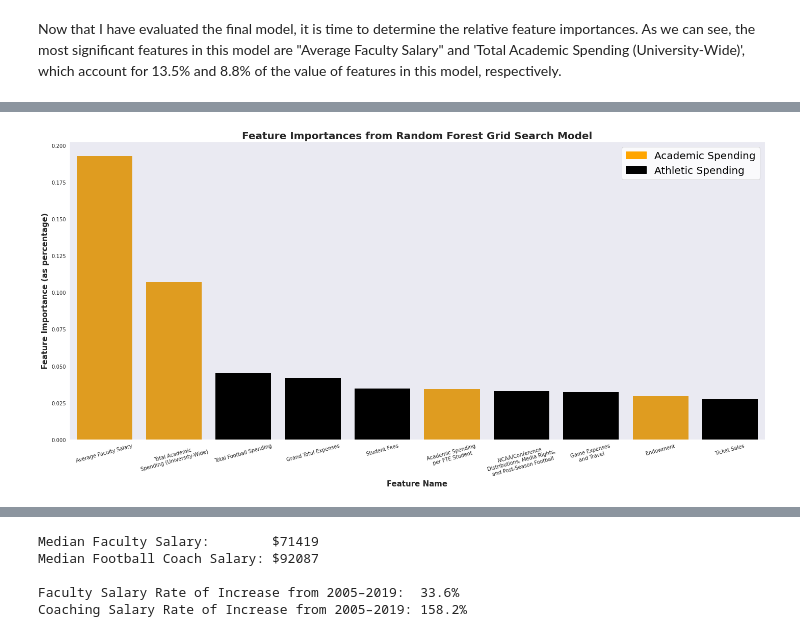
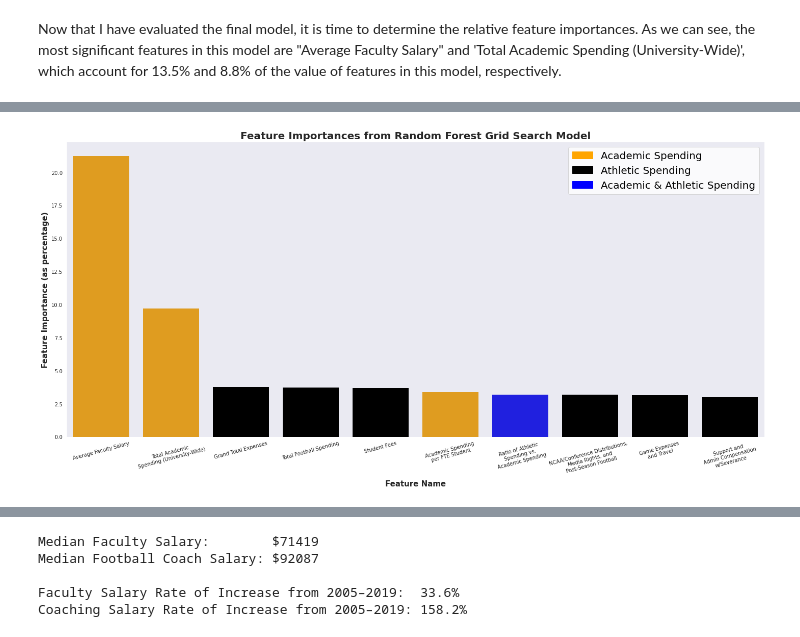
Before and after one commit to Shoemaker703/college_retention, a Jupyter notebook: Summary Notebook.ipynb, the cells around one changed output, grey strips where cells are left out. Drawn from its saved outputs; the diff is of its cells as text; code cells hidden in the pictures.

```diff
--- a/Summary Notebook.ipynb
+++ b/Summary Notebook.ipynb
@@ -286,0 +315,3 @@ No. of Missing Values:      0
+# %%
+fig, ax = plt.subplots(figsize = (10,10))
+sns.heatmap(df.corr()[['Weighted Retention Rate']].sort_values(by = ['Weighted Retention Rate'], ascending = False), annot=True);
@@ -307,13 +374,10 @@ As this figure illustrates, there has not been a great deal of fluctuation with
 with sns.axes_style('dark'):
     fig, ax = plt.subplots(figsize=(10,5))
 sns.lineplot(y = trends['Weighted Retention Rate'], x = trends.index, color='blue')
-sns.lineplot(y = trends['Full-time Retention Rate'], x = trends.index, color='orange')
-sns.lineplot(y = trends['Part-time Retention Rate'], x = trends.index, color='green')
-ax.set_title('Retention Rates from 2005–2019', fontsize=15,fontweight='bold')
+ax.set_title('Weighted Retention Rates from 2005–2019', fontsize=15,fontweight='bold')
 ax.set_xlabel('Year', fontsize=10,fontweight='bold')
 ax.set_ylabel('Weighted Retention Rate (as percentage)', fontsize=10,fontweight='bold')
 ax.set_ylim(bottom=0,top=100)
-ax.legend(labels = ['Weighted', 'Full-time', 'Part-time'])
 plt.tight_layout()
 plt.savefig('Images/retention_rates.png');
 # %% [output]
@@ -436,10 +495,7 @@ Now I will create a train-test split for modeling purposes. The target will be t
 # %%
 # Creating X (features) and y (target)
 # Also dropping columns used in feature engineering.
-X = df.drop(columns=['WRR_Binned', 'Weighted Retention Rate', 'Full-time Retention Rate', 'Part-time Retention Rate',
-                     'No. Full-Time Students Retained', 'No. Part-Time Students Retained', 'Total Enrollment',
-                     'Full-time Enrollment', 'Part-time Enrollment', 'Total Student Athletes', 'UNITID',
-                     'Institution Name', 'HC Total', 'AC Total'])
+X = df.drop(columns=['WRR_Binned', 'Weighted Retention Rate', 'UNITID', 'Institution Name'])
 y = df['WRR_Binned']
 
 # Creating a 10% holdout set for testing the final model
@@ -463,8 +548,8 @@ num_cols = ['Grand Total Revenue', 'Grand Total Expenses', 'Other Expenses', 'Me
             'Institutional/Government Support', 'Student Fees',
             'Total Institutional/Government Support and Student Fees', 'Total Academic Spending (University-Wide)',
             'Total Football Spending', 'Total Football Coaching Salaries', 'Athletics Related Debt',
-            'Annual Debt Service, Leases and Rental Fees on Athletic Facilities', 'Total FB Coaches',
-            'Average Faculty Salary', 'Average FB Coach Salary', 'Ratio of Athletic Spending vs. Academic Spending',
+            'Annual Debt Service, Leases and Rental Fees on Athletic Facilities', 'Average Faculty Salary',
+            'Average FB Coach Salary', 'Ratio of Athletic Spending vs. Academic Spending',
             'Athletic Spending per Student Athlete', 'Academic Spending per FTE Student', 'Endowment']
 # %%
 # Categorical pipeline
@@ -856,26 +942,28 @@ sorted_features
 # %%
 # Creating a bar graph to visualize relative feature importances
-labels = ['Average Faculty Salary', 'Total Academic\nSpending (University-Wide)', 'Total Football Spending',
-          'Grand Total Expenses', 'Student Fees', 'Academic Spending\nper FTE Student',
-          'NCAA/Conference\nDistributions, Media Rights,\nand Post-Season Football',
-          'Game Expenses\nand Travel', 'Endowment', 'Ticket Sales']
+labels = ['Average Faculty Salary', 'Total Academic\nSpending (University-Wide)', 'Grand Total Expenses',
+          'Total Football Spending', 'Student Fees', 'Academic Spending\nper FTE Student',
+          'Ratio of Athletic\nSpending vs.\nAcademic Spending',
+          'NCAA/Conference Distributions,\nMedia Rights, and\nPost-Season Football',
+          'Game Expenses\nand Travel', 'Support and\nAdmin Compensation\nw/Severance']
 
-colors = ['orange', 'orange', 'black', 'black', 'black', 'orange', 'black', 'black', 'orange', 'black']
+colors = ['orange', 'orange', 'black', 'black', 'black', 'orange', 'blue', 'black', 'black', 'black']
 
 with sns.axes_style('dark'):
     fig, ax = plt.subplots(figsize=(20,10))
-sns.barplot(y = sorted_features['feature importance'], x = sorted_features.index, palette=colors)
+sns.barplot(y = sorted_features['feature importance']*100, x = sorted_features.index, palette=colors)
 ax.set_title('Feature Importances from Random Forest Grid Search Model', fontsize=20, fontweight='bold')
 ax.set_xlabel('Feature Name', fontsize=15, fontweight='bold')
 ax.set_ylabel('Feature Importance (as percentage)', fontsize=15, fontweight='bold')
 ax.set_xticklabels(labels = labels, rotation = 15)
 orange_patch = mpatches.Patch(color='orange', label='Academic Spending')
 black_patch = mpatches.Patch(color='black', label='Athletic Spending')
-ax.legend(handles=[orange_patch, black_patch], prop={'size': 20})
+blue_patch = mpatches.Patch(color='blue', label='Academic & Athletic Spending')
+ax.legend(handles=[orange_patch, black_patch, blue_patch], prop={'size': 20})
 plt.tight_layout()
 plt.savefig('Images/feature_importances.png');
 # %% [output]
-[figure, old version]
+[figure, new version]
 # %% [markdown]
 Here is a list of these ten features, including the source of the data and a brief definition of what the data represents.
 
```
Also changed, not shown: parts of 66 cells of this notebook, 6 other files.
